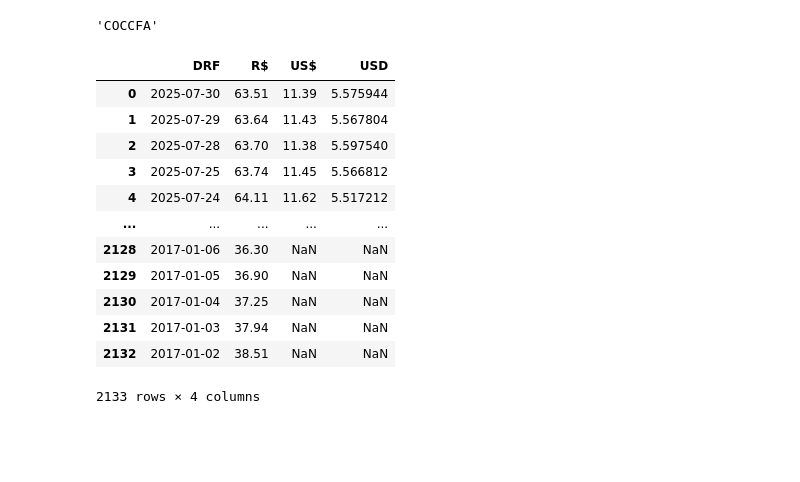
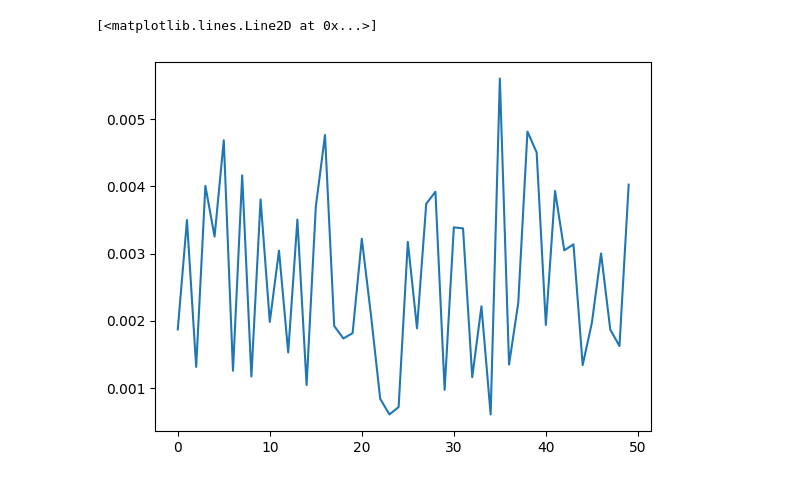
Before and after one commit to luizel-fx/AgPricesAnalytics, a Jupyter notebook: testes.ipynb, the cells around one changed output. Saved outputs shown, nothing was run; the diff lists cells and outputs as text; code cells hidden in the pictures; blank space fills up the shorter version.

```diff
--- a/testes.ipynb
+++ b/testes.ipynb
@@ -6,6 +6,9 @@ from datetime import date
 import plotly.express as px
 import plotly.graph_objects as go
 
-bases = pd.read_excel("Preços físicos/milho.xlsx", sheet_name="PRAÇAS")
-bases['Descrição']
+from sklearn.model_selection import train_test_split
+from sklearn.neural_network import MLPRegressor
+
+volatilityModelDF = pd.read_csv('dfTest.csv', index_col=0)
+volatilityModelDF
 # %% [output]
@@ -24,5 +27,0 @@ Name: Descrição, dtype: object
-# %%
-baseCode = bases[bases['Descrição'] == "Milho semiduro, Cascavel (PR), ao produtor, R$/60kg, à vista (CDI), sem ICMS"]['Praças'].values[0]
-baseCode
-# %% [output]
-'COCCFA'
@@ -131,18 +28,16 @@ basisPlot(commodity, base, futName, convertUnit, expMonth, expYear, lookback)
-# %%
-dol = pd.read_excel('dolar.xlsx', sheet_name='dol', skiprows=[0,1], header=None)
-dol.columns=["DRF", "R$", "US$", "USD"]
-dol
-# %% [output]
-|  | DRF | R$ | US$ | USD |
-| 0 | 2025-07-30 | 63.51 | 11.39 | 5.575944 |
-| 1 | 2025-07-29 | 63.64 | 11.43 | 5.567804 |
-| 2 | 2025-07-28 | 63.70 | 11.38 | 5.597540 |
-| 3 | 2025-07-25 | 63.74 | 11.45 | 5.566812 |
-| 4 | 2025-07-24 | 64.11 | 11.62 | 5.517212 |
-| ... | ... | ... | ... | ... |
-| 2128 | 2017-01-06 | 36.30 | NaN | NaN |
-| 2129 | 2017-01-05 | 36.90 | NaN | NaN |
-| 2130 | 2017-01-04 | 37.25 | NaN | NaN |
-| 2131 | 2017-01-03 | 37.94 | NaN | NaN |
-| 2132 | 2017-01-02 | 38.51 | NaN | NaN |
-2133 rows × 4 columns
+# %%
+X = volatilityModelDF.iloc[:, 1:]
+y = volatilityModelDF.iloc[:, 0]
+
+X_train, X_test, y_train, y_test = train_test_split(X, y)
+volatilityModel = MLPRegressor()
+volatilityModel.fit(X_train, y_train)
+
+predicted = volatilityModel.predict(X_test)
+
+import matplotlib.pyplot as plt
+
+plt.plot(predicted[-50:])
+# %% [output]
+[<matplotlib.lines.Line2D at 0x...>]
+[figure, added]
```
Also changed, not shown: parts of 2 cells of this notebook, 6 other files.
